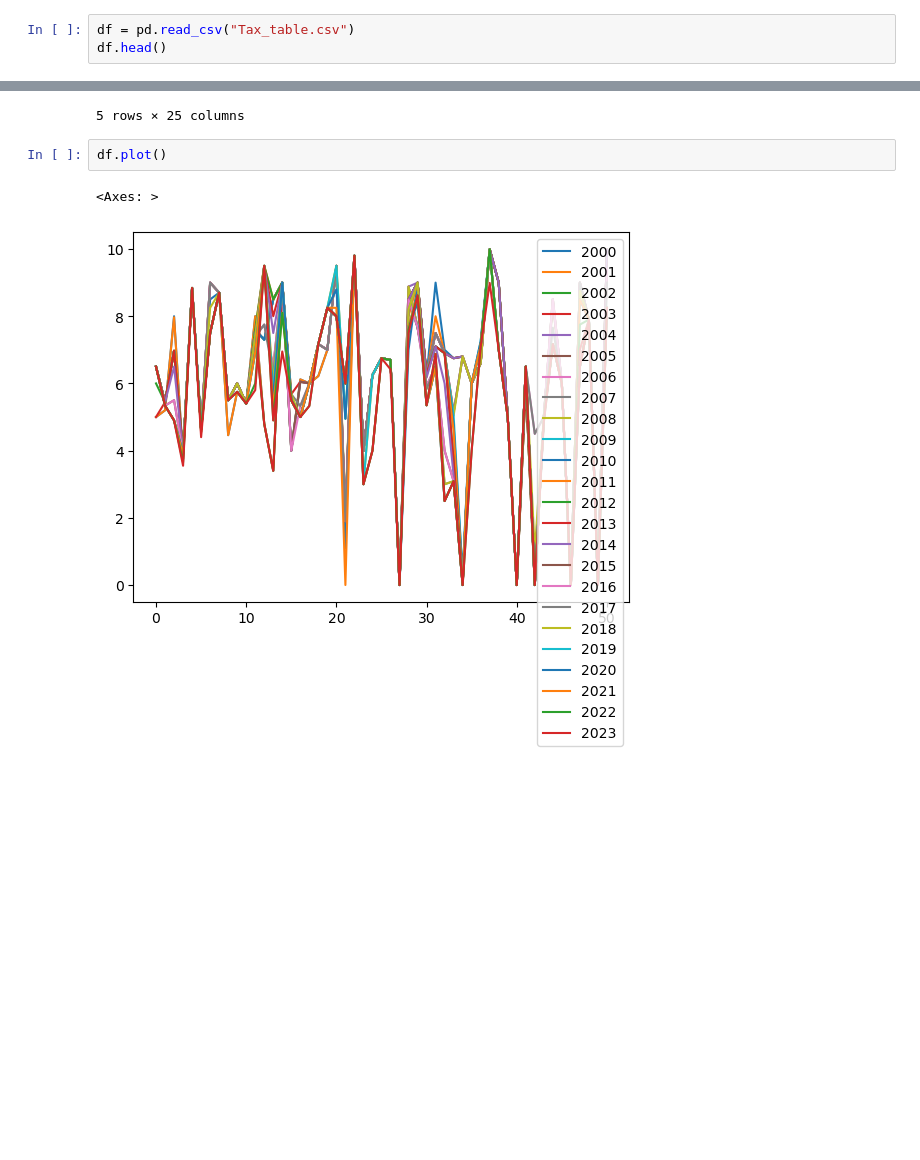
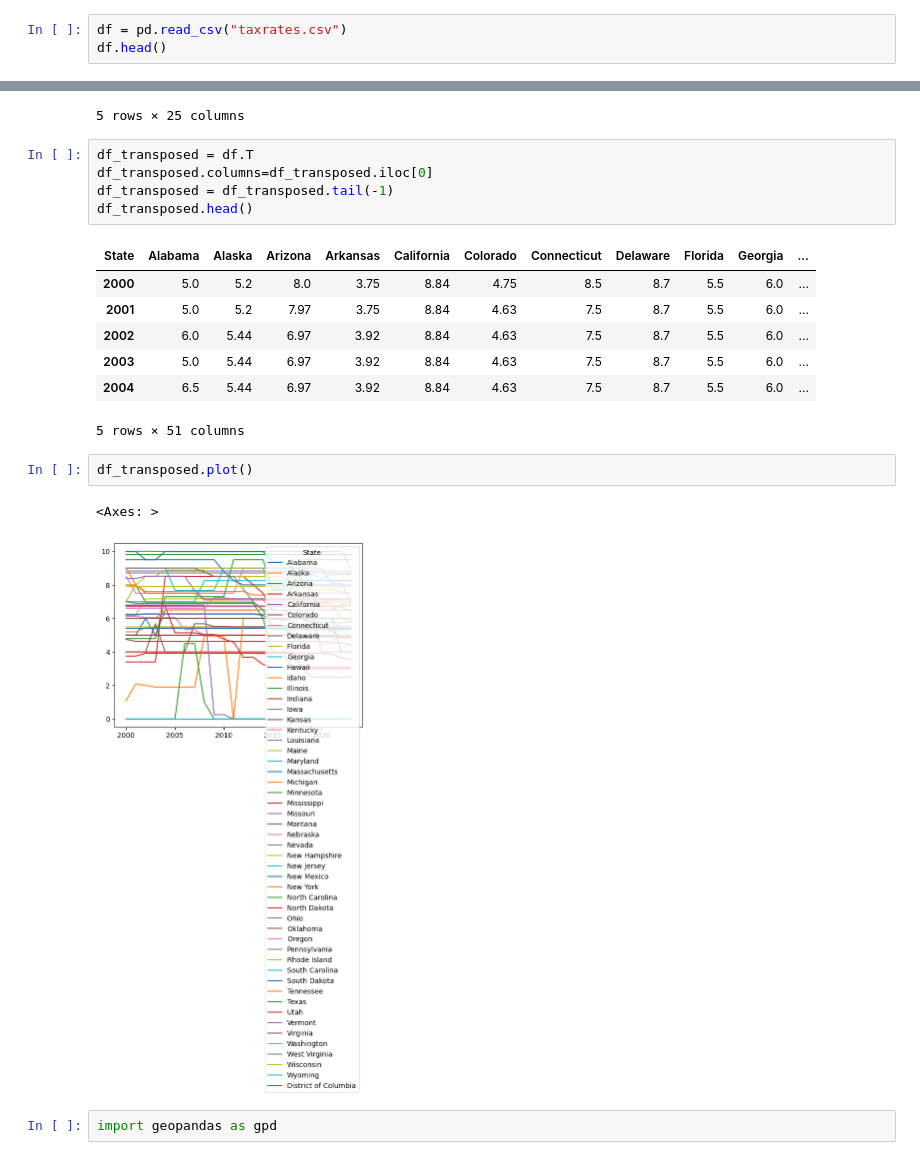
Before and after one commit to anoushkaberry15/data-analytics-project, a Jupyter notebook: test.ipynb, the cells around one changed output, grey strips where cells are left out. Cells and saved outputs as stored; diff of their text form; blank space fills up the shorter version.

```diff
--- a/test.ipynb
+++ b/test.ipynb
@@ -3,7 +3,7 @@ import numpy as np
 import pandas as pd
 import matplotlib.pyplot as plt
 # %%
-df = pd.read_csv("Tax_table.csv")
+df = pd.read_csv("taxrates.csv")
 df.head()
 # %% [output]
 |  | State | 2000 | 2001 | 2002 | 2003 | 2004 | 2005 | 2006 | 2007 | 2008 | ... | ... |
@@ -25,7 +25,22 @@ df.head()
 | 4 | California | 8.84 | 8.84 | 8.84 | 8.84 | 8.84 | 8.84 | 8.84 | 8.84 | 8.84 | ... | ... |
 5 rows × 25 columns
 # %%
-df.plot()
+df_transposed = df.T
+df_transposed.columns=df_transposed.iloc[0]
+df_transposed = df_transposed.tail(-1)
+df_transposed.head()
 # %% [output]
+| State | Alabama | Alaska | Arizona | Arkansas | California | Colorado | Connecticut | Delaware | Florida | Georgia | ... |
+| 2000 | 5.0 | 5.2 | 8.0 | 3.75 | 8.84 | 4.75 | 8.5 | 8.7 | 5.5 | 6.0 | ... |
+| 2001 | 5.0 | 5.2 | 7.97 | 3.75 | 8.84 | 4.63 | 7.5 | 8.7 | 5.5 | 6.0 | ... |
+| 2002 | 6.0 | 5.44 | 6.97 | 3.92 | 8.84 | 4.63 | 7.5 | 8.7 | 5.5 | 6.0 | ... |
+| 2003 | 5.0 | 5.44 | 6.97 | 3.92 | 8.84 | 4.63 | 7.5 | 8.7 | 5.5 | 6.0 | ... |
+| 2004 | 6.5 | 5.44 | 6.97 | 3.92 | 8.84 | 4.63 | 7.5 | 8.7 | 5.5 | 6.0 | ... |
-<Axes: >
+5 rows × 51 columns
-[figure, removed]
+# %%
+df_transposed.plot()
+# %% [output]
+<Axes: >
+[figure, added]
+# %%
+import geopandas as gpd
```
Also changed, not shown: parts of 3 cells of this notebook, 9 other files.
